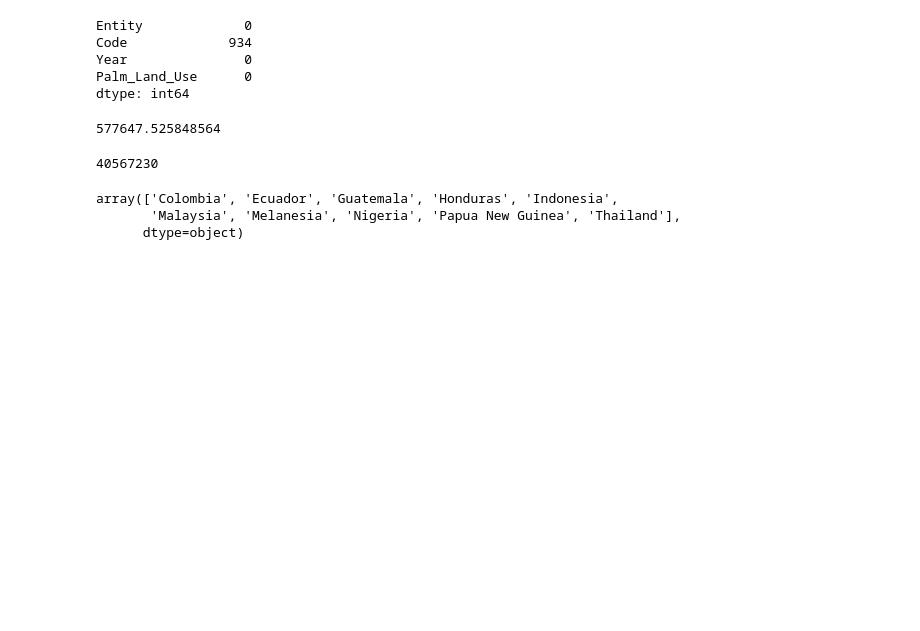
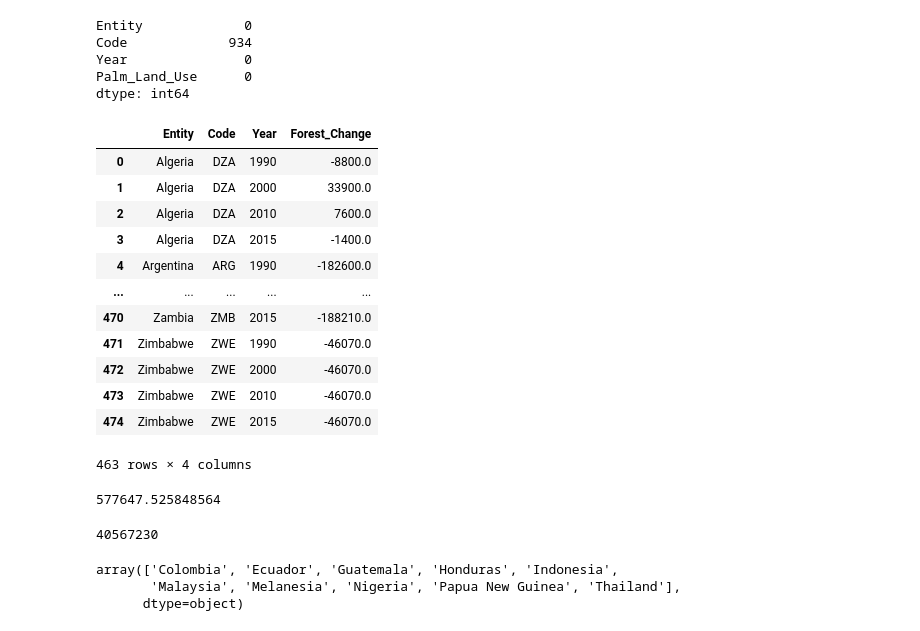
Before and after one commit to Niveusgh/World_Palm_Oil_Data, a Jupyter notebook: script/Jupyter.ipynb, the cells around one changed output. Drawn from its saved outputs; the diff is of its cells as text; code cells hidden in the pictures; blank space fills up the shorter version.

```diff
--- a/script/Jupyter.ipynb
+++ b/script/Jupyter.ipynb
@@ -65,6 +65,22 @@ df_forest_country = df2.drop(indexNames2)
 
 indexNames3 = df3[df3['Code'].isin(Code)].index
 df_land_countrt = df3.drop(indexNames3)
+# %%
+df_forest_country
+# %% [output]
+|  | Entity | Code | Year | Forest_Change |
+| 0 | Algeria | DZA | 1990 | -8800.0 |
+| 1 | Algeria | DZA | 2000 | 33900.0 |
+| 2 | Algeria | DZA | 2010 | 7600.0 |
+| 3 | Algeria | DZA | 2015 | -1400.0 |
+| 4 | Argentina | ARG | 1990 | -182600.0 |
+| ... | ... | ... | ... | ... |
+| 470 | Zambia | ZMB | 2015 | -188210.0 |
+| 471 | Zimbabwe | ZWE | 1990 | -46070.0 |
+| 472 | Zimbabwe | ZWE | 2000 | -46070.0 |
+| 473 | Zimbabwe | ZWE | 2010 | -46070.0 |
+| 474 | Zimbabwe | ZWE | 2015 | -46070.0 |
+463 rows × 4 columns
 # %%
 # drop data before 1970
 df_palm_country = df_palm_country[df_palm_country['Year'] >= 1975]
```
Also changed, not shown: parts of 3 cells of this notebook.
